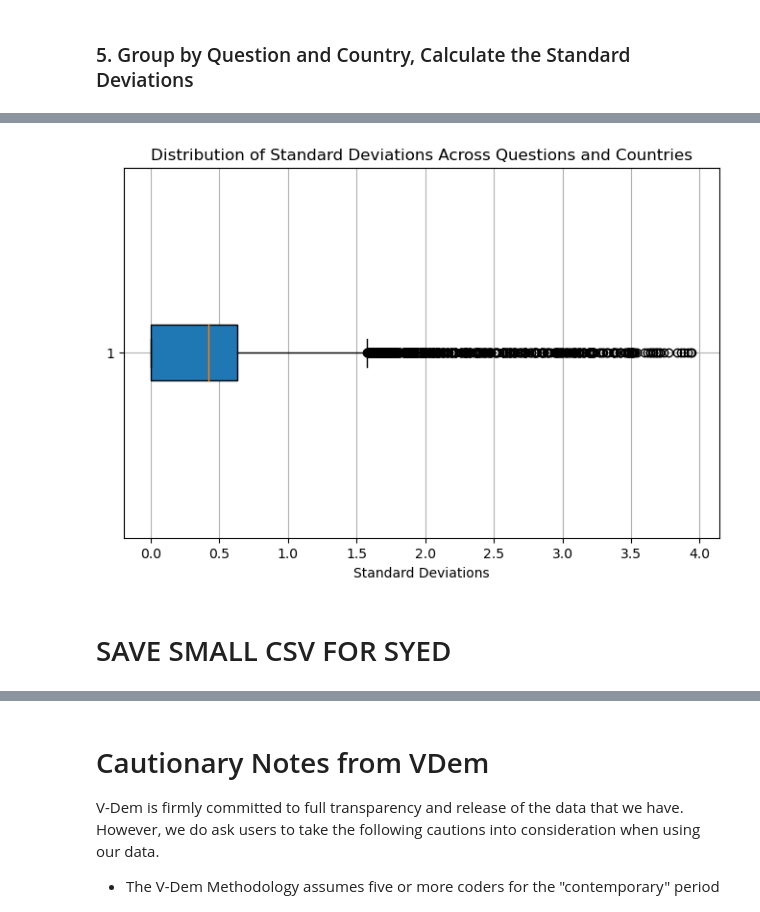
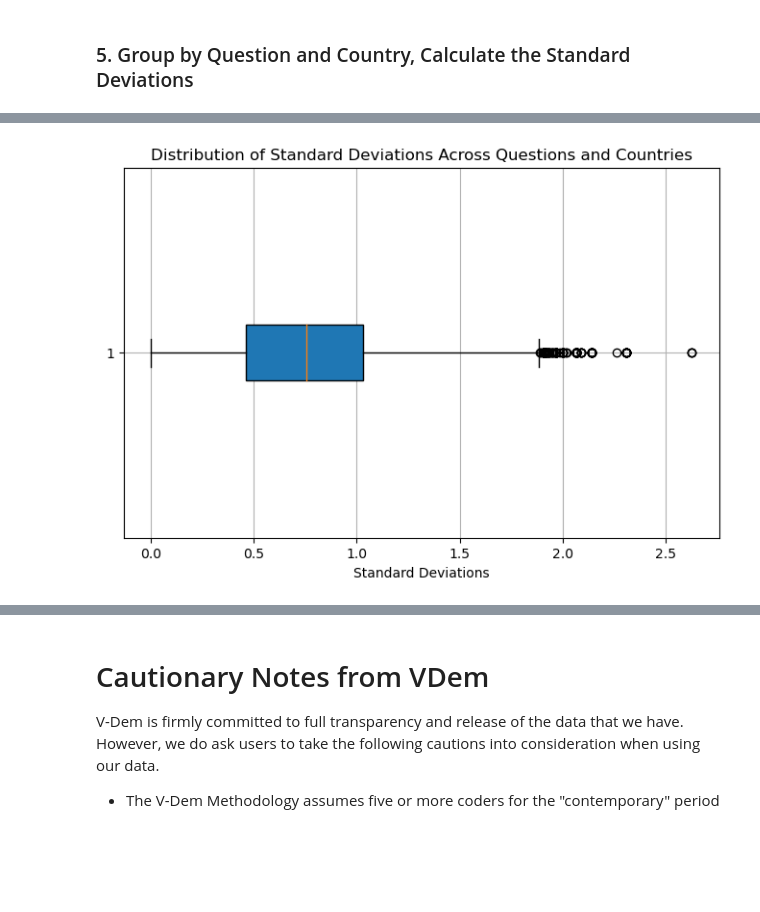
Before and after one commit to maggiemyslik/Measures-of-Democracy, a Jupyter notebook: code/vdem_coder_analysis.ipynb, the cells around one changed output, grey strips where cells are left out. Saved outputs shown, nothing was run; the diff lists cells and outputs as text; code cells hidden in the pictures; blank space fills up the shorter version.

Commit message:
incorporate syeds code

```diff
--- a/code/vdem_coder_analysis.ipynb
+++ b/code/vdem_coder_analysis.ipynb
@@ -34,9 +37,7 @@ question_columns = [
-# %%
-for col in question_columns:
-    coder_data[col] = pd.to_numeric(coder_data[col], errors="coerce")
-    scale_max = scl.get_variable_scale(col)
-    if scale_max > 2:
-        coder_data[col] = coder_data[col] * (5 / scale_max)
+# %%
+scaled_data_2022 = data_2022.copy()
+for col in question_columns:
+    scaled_data_2022[col] = scl.normalize_column_to_0_4(scaled_data_2022[col], col)
 # %% [markdown]
 ### 4. Assess Number of Coders for each Country and Question
 # %%
@@ -69,7 +71,6 @@ plt.show()
 # %% [markdown]
 ### 5. Group by Question and Country, Calculate the Standard Deviations
 # %%
-std_devs = data_2022.groupby(["country_id"])[question_columns].std().reset_index()
+std_devs = scaled_data_2022.groupby(["country_id"])[question_columns].std().reset_index()
 std_devs = std_devs.melt(id_vars=["country_id"], var_name="question", value_name="std_dev")
-top_std_devs = std_devs.sort_values(by="std_dev", ascending=False).dropna()
 # %%
@@ -93,11 +111,11 @@ Median Deviation: 0.4216370213557839
+# %%
+clean_std_devs = std_devs[std_devs["std_dev"].notna()]
 # %%
 plt.figure(figsize=(8, 5))
-plt.boxplot(filtered_std_devs["std_dev"], vert=False, patch_artist=True)
+plt.boxplot(clean_std_devs["std_dev"], vert=False, patch_artist=True)
 plt.xlabel("Standard Deviations")
 plt.title("Distribution of Standard Deviations Across Questions and Countries")
 plt.grid(True)
 plt.show()
 # %% [output]
-[figure, old version]
+[figure, new version]
-# %% [markdown]
-# SAVE SMALL CSV FOR SYED
```
Also changed, not shown: parts of 17 cells of this notebook.
